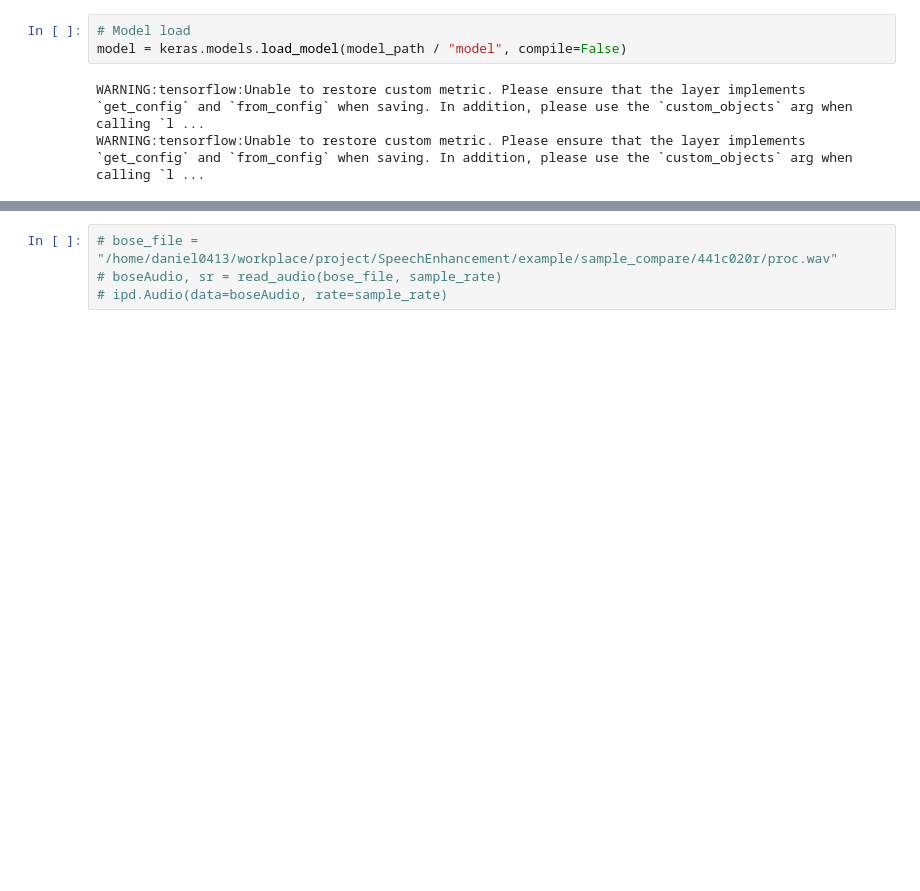
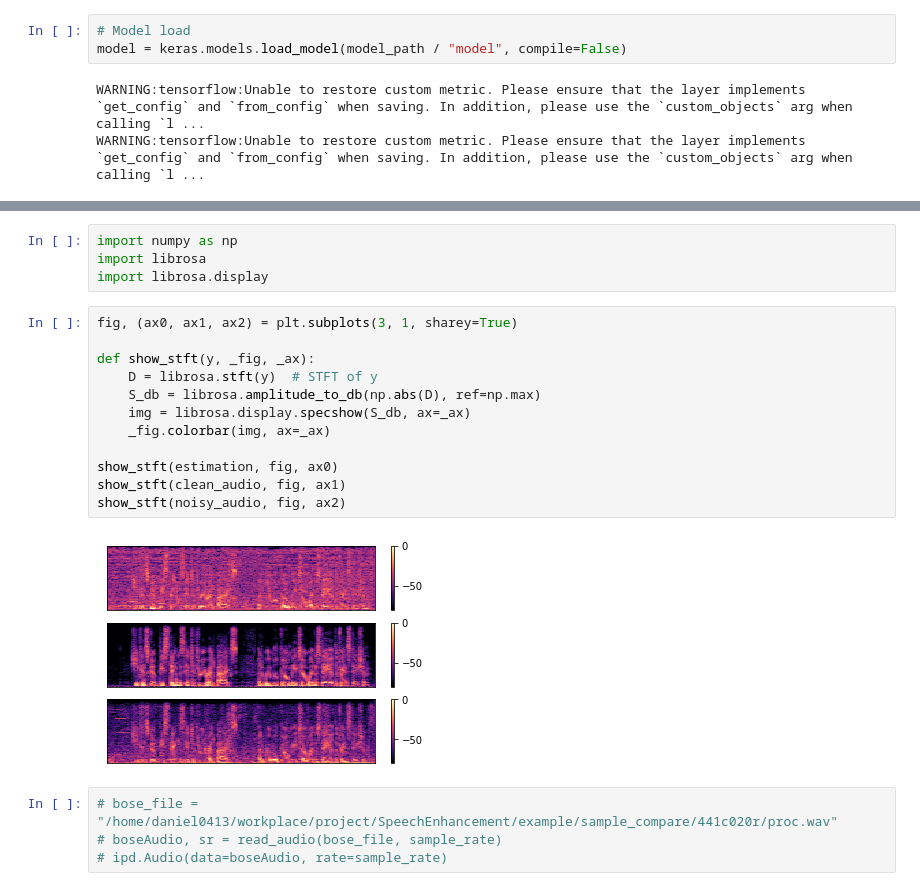
Before and after one commit to ooshyun/LSTM-speech-enhancment-voicebank, a Jupyter notebook: inference.ipynb, the cells around one changed output, grey strips where cells are left out. Drawn from its saved outputs; the diff is of its cells as text; blank space fills up the shorter version.

```diff
--- a/inference.ipynb
+++ b/inference.ipynb
@@ -251,6 +243,24 @@ ipd.Audio(data=clean_audio, rate=sample_rate) # load a local WAV file
 ipd.Audio(data=noisy_audio, rate=sample_rate) # load a local WAV file
 # %% [output]
 [interactive output not drawn]
+# %%
+import numpy as np
+import librosa
+import librosa.display
+# %%
+fig, (ax0, ax1, ax2) = plt.subplots(3, 1, sharey=True)
+
+def show_stft(y, _fig, _ax):
+    D = librosa.stft(y)  # STFT of y
+    S_db = librosa.amplitude_to_db(np.abs(D), ref=np.max)
+    img = librosa.display.specshow(S_db, ax=_ax)
+    _fig.colorbar(img, ax=_ax)
+
+show_stft(estimation, fig, ax0)
+show_stft(clean_audio, fig, ax1)
+show_stft(noisy_audio, fig, ax2)
+# %% [output]
+[figure, added]
 # %%
 # bose_file = "/home/daniel0413/workplace/project/SpeechEnhancement/example/sample_compare/441c020r/proc.wav"
 # boseAudio, sr = read_audio(bose_file, sample_rate)
```
Also changed, not shown: parts of 5 cells of this notebook, 27 other files.
